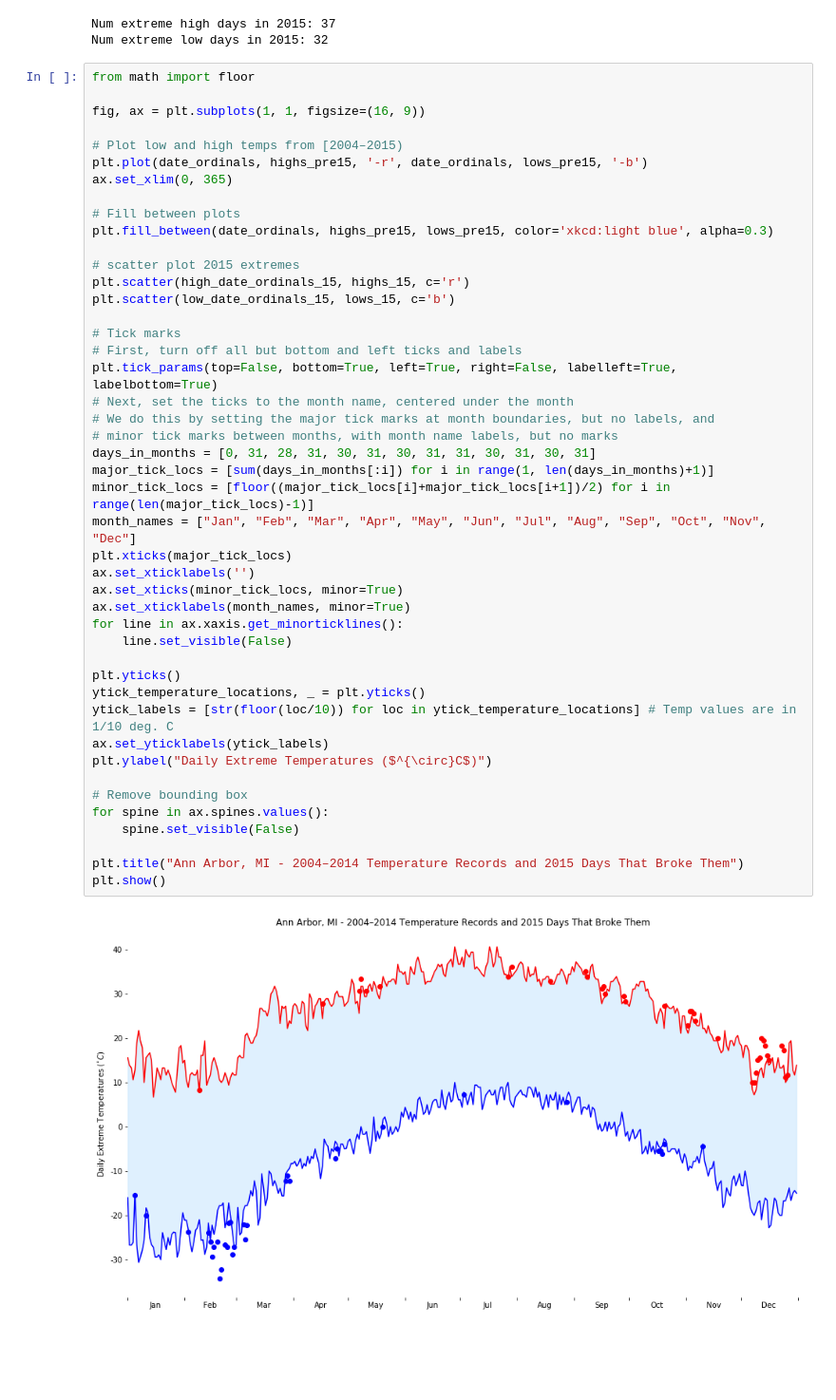
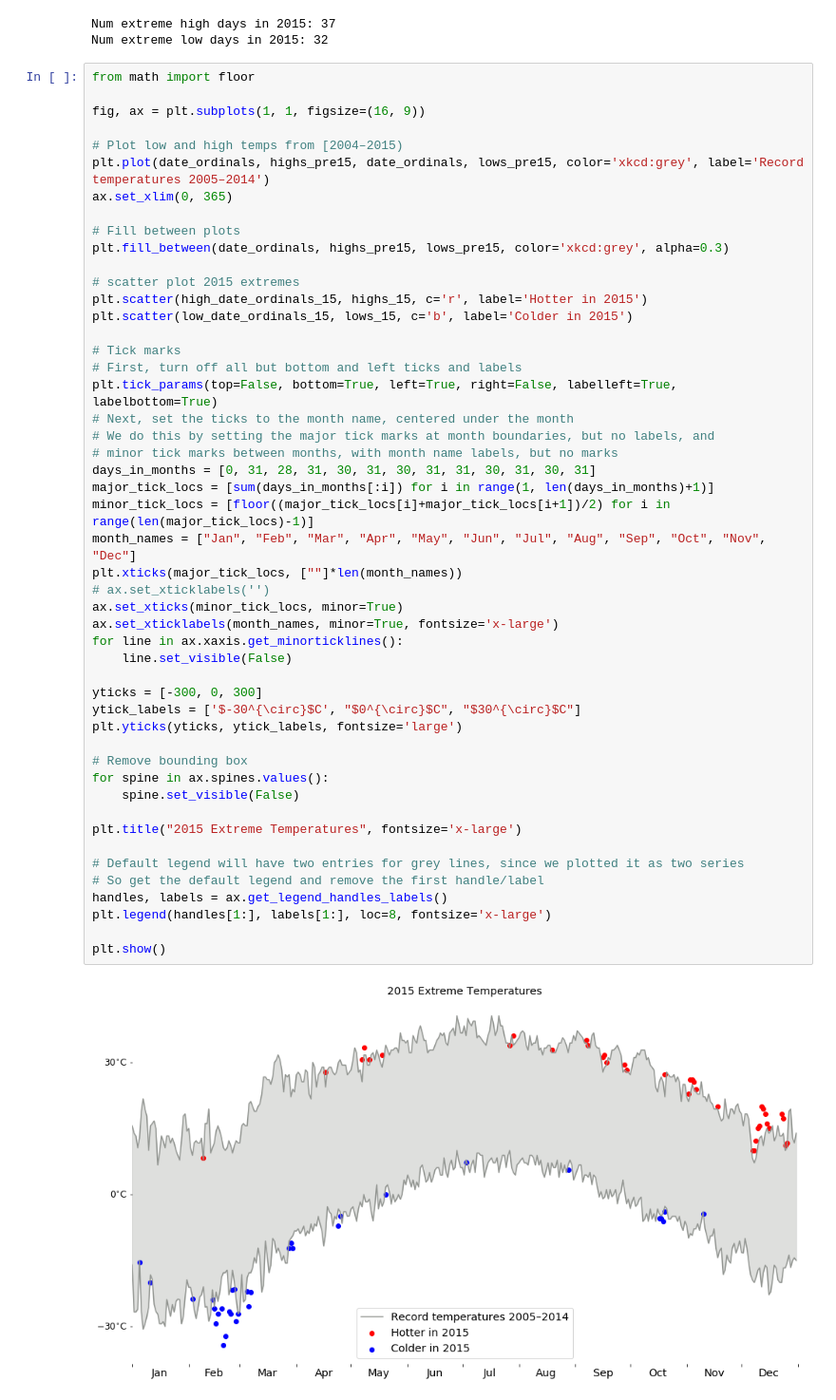
Before and after one commit to johnflavin/coursera-data-science-python, a Jupyter notebook: applied-plotting-charting-and-data-representation-in-python/Assignment2.ipynb, the cells around one changed output. Shown at 95% size. Cells and saved outputs as stored; diff of their text form; blank space fills up the shorter version.

Commit message:
Plotting and charting - assignment 2 - improve plot

```diff
--- a/applied-plotting-charting-and-data-representation-in-python/Assignment2.ipynb
+++ b/applied-plotting-charting-and-data-representation-in-python/Assignment2.ipynb
@@ -102,44 +102,48 @@ from math import floor
 fig, ax = plt.subplots(1, 1, figsize=(16, 9))
 
 # Plot low and high temps from [2004–2015)
-plt.plot(date_ordinals, highs_pre15, '-r', date_ordinals, lows_pre15, '-b')
+plt.plot(date_ordinals, highs_pre15, date_ordinals, lows_pre15, color='xkcd:grey', label='Record temperatures 2005–2014')
 ax.set_xlim(0, 365)
 
 # Fill between plots
-plt.fill_between(date_ordinals, highs_pre15, lows_pre15, color='xkcd:light blue', alpha=0.3)
+plt.fill_between(date_ordinals, highs_pre15, lows_pre15, color='xkcd:grey', alpha=0.3)
 
 # scatter plot 2015 extremes
-plt.scatter(high_date_ordinals_15, highs_15, c='r')
-plt.scatter(low_date_ordinals_15, lows_15, c='b')
+plt.scatter(high_date_ordinals_15, highs_15, c='r', label='Hotter in 2015')
+plt.scatter(low_date_ordinals_15, lows_15, c='b', label='Colder in 2015')
 
 # Tick marks
 # First, turn off all but bottom and left ticks and labels
 plt.tick_params(top=False, bottom=True, left=True, right=False, labelleft=True, labelbottom=True)
 # Next, set the ticks to the month name, centered under the month
 # We do this by setting the major tick marks at month boundaries, but no labels, and
 # minor tick marks between months, with month name labels, but no marks
 days_in_months = [0, 31, 28, 31, 30, 31, 30, 31, 31, 30, 31, 30, 31]
 major_tick_locs = [sum(days_in_months[:i]) for i in range(1, len(days_in_months)+1)]
 minor_tick_locs = [floor((major_tick_locs[i]+major_tick_locs[i+1])/2) for i in range(len(major_tick_locs)-1)]
 month_names = ["Jan", "Feb", "Mar", "Apr", "May", "Jun", "Jul", "Aug", "Sep", "Oct", "Nov", "Dec"]
-plt.xticks(major_tick_locs)
-ax.set_xticklabels('')
+plt.xticks(major_tick_locs, [""]*len(month_names))
+# ax.set_xticklabels('')
 ax.set_xticks(minor_tick_locs, minor=True)
-ax.set_xticklabels(month_names, minor=True)
+ax.set_xticklabels(month_names, minor=True, fontsize='x-large')
 for line in ax.xaxis.get_minorticklines():
     line.set_visible(False)
 
-plt.yticks()
-ytick_temperature_locations, _ = plt.yticks()
-ytick_labels = [str(floor(loc/10)) for loc in ytick_temperature_locations] # Temp values are in 1/10 deg. C
-ax.set_yticklabels(ytick_labels)
-plt.ylabel("Daily Extreme Temperatures ($^{\circ}C$)")
+yticks = [-300, 0, 300]
+ytick_labels = ['$-30^{\circ}$C', "$0^{\circ}$C", "$30^{\circ}$C"]
+plt.yticks(yticks, ytick_labels, fontsize='large')
 
 # Remove bounding box
 for spine in ax.spines.values():
     spine.set_visible(False)
 
-plt.title("Ann Arbor, MI - 2004–2014 Temperature Records and 2015 Days That Broke Them")
+plt.title("2015 Extreme Temperatures", fontsize='x-large')
+
+# Default legend will have two entries for grey lines, since we plotted it as two series
+# So get the default legend and remove the first handle/label
+handles, labels = ax.get_legend_handles_labels()
+plt.legend(handles[1:], labels[1:], loc=8, fontsize='x-large')
+
 plt.show()
 # %% [output]
-[figure, old version]
+[figure, new version]
```
Also changed, not shown: 1 other file.
